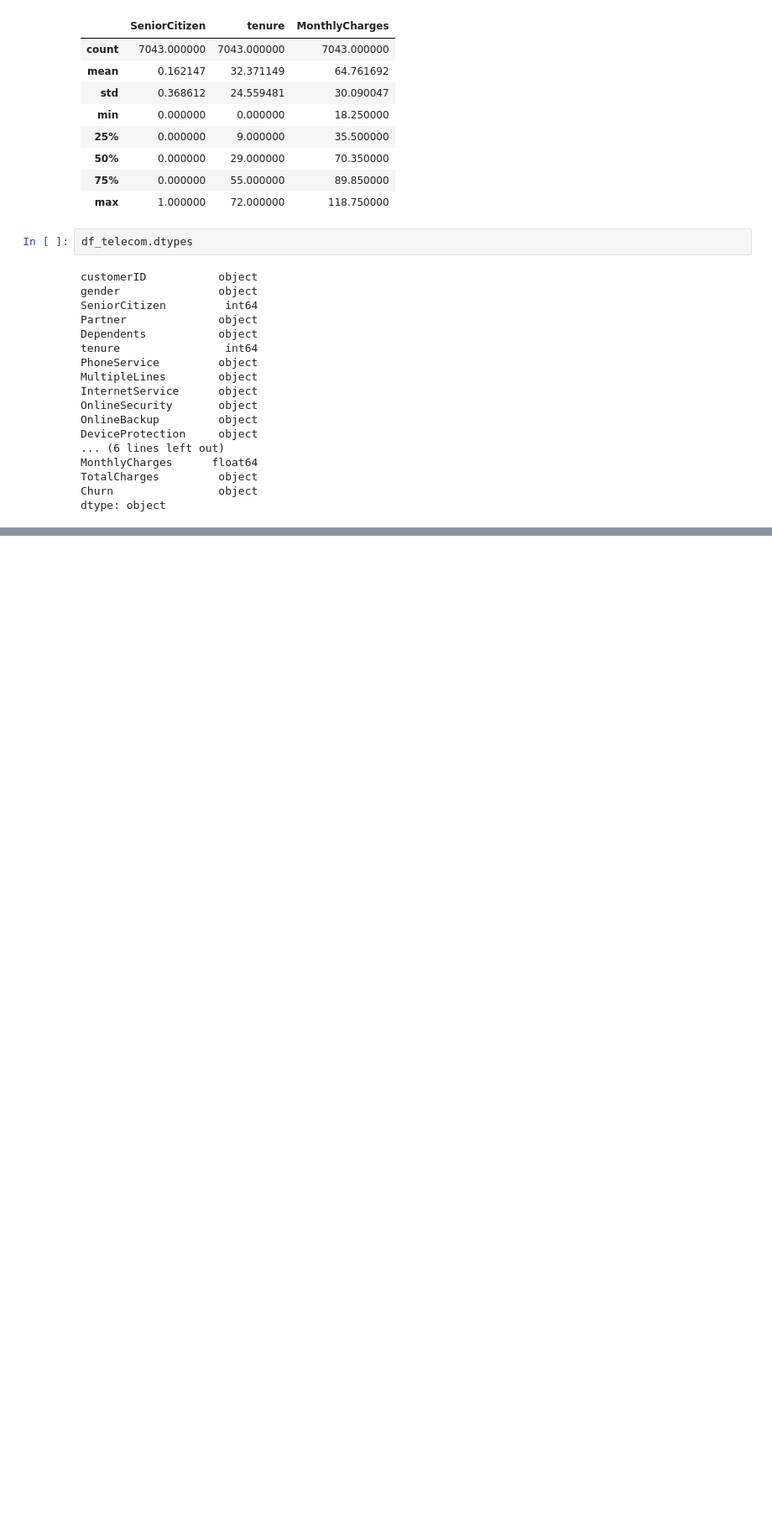
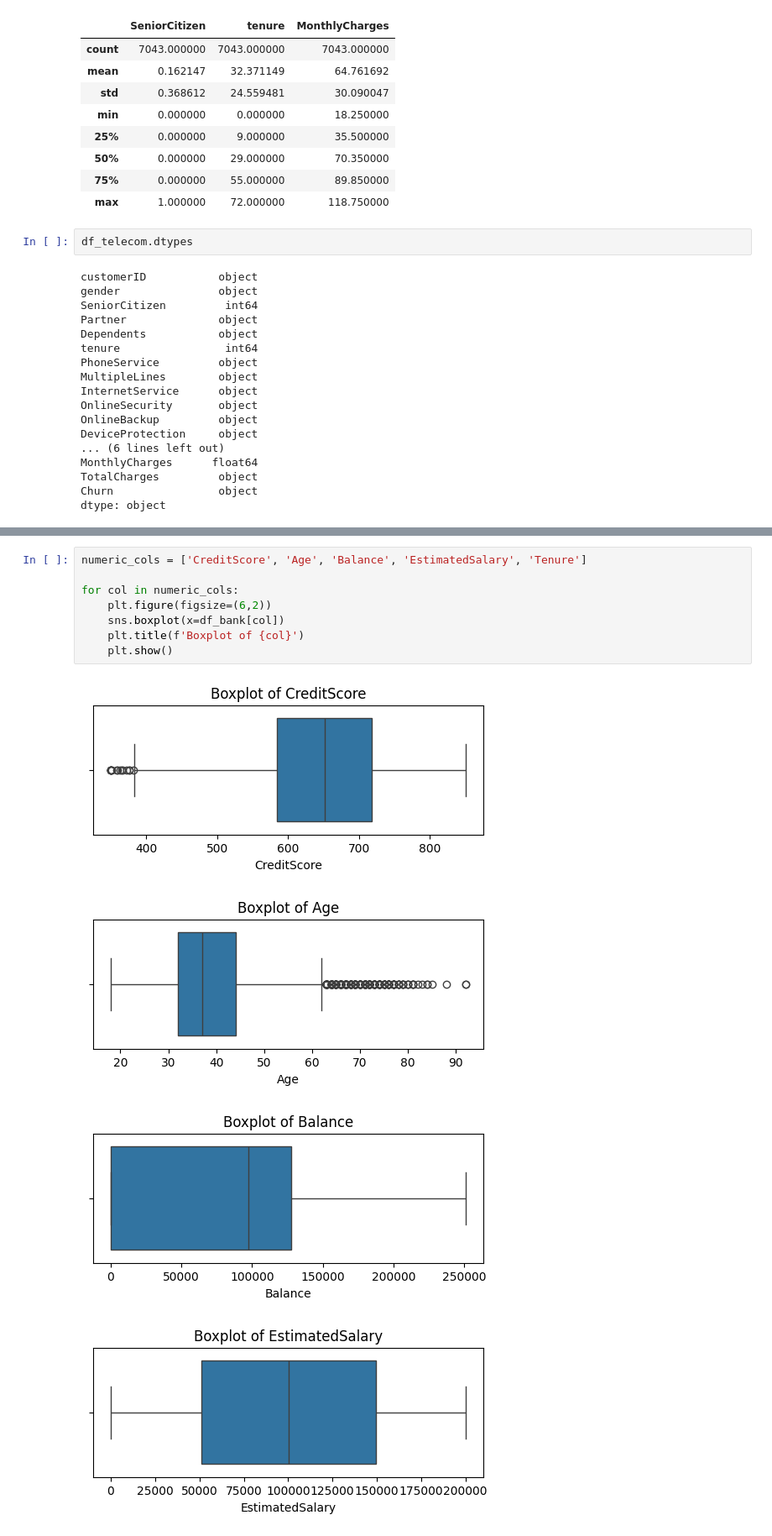
Before and after one commit to tlevash23/DX699, a Jupyter notebook: DX799-01.ipynb, the cells around one changed output, grey strips where cells are left out. Shown at 84% size. Cells and saved outputs as stored; diff of their text form; blank space fills up the shorter version.

```diff
--- a/DX799-01.ipynb
+++ b/DX799-01.ipynb
@@ -110,0 +166,13 @@ dtype: object
+# %%
+numeric_cols = ['CreditScore', 'Age', 'Balance', 'EstimatedSalary', 'Tenure']
+
+for col in numeric_cols:
+    plt.figure(figsize=(6,2))
+    sns.boxplot(x=df_bank[col])
+    plt.title(f'Boxplot of {col}')
+    plt.show()
+# %% [output]
+[figure, added]
+[figure, added]
+[figure, added]
+[figure, added]
```
Also changed, not shown: parts of 20 cells of this notebook.
